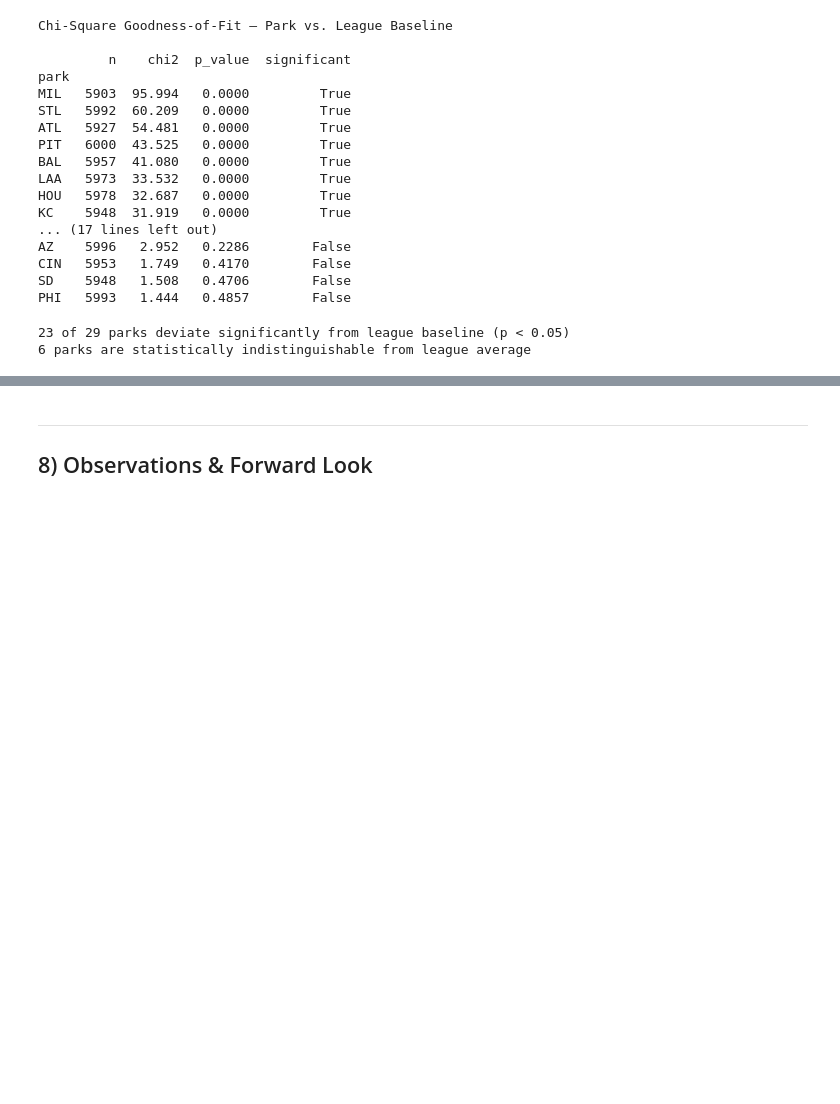
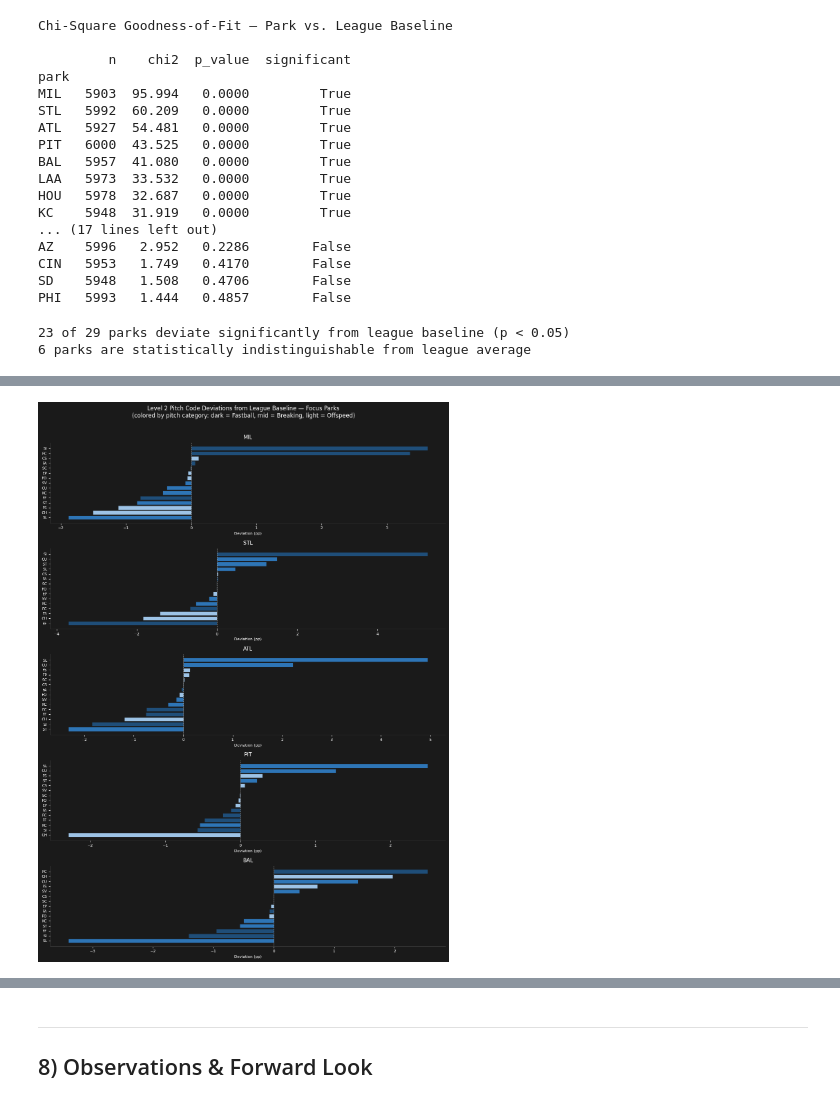
Before and after one commit to brycemgelarden/MLB_Ballpark_Factor_Analysis, a Jupyter notebook: notebooks/04_pitch_type_freq.ipynb, the cells around one changed output, grey strips where cells are left out. Saved outputs shown, nothing was run; the diff lists cells and outputs as text; code cells hidden in the pictures; blank space fills up the shorter version.

Commit message:
chisq_observations_and_level2

```diff
--- a/notebooks/04_pitch_type_freq.ipynb
+++ b/notebooks/04_pitch_type_freq.ipynb
@@ -354,0 +411,9 @@ ___
+# %%
+# need league-level pitch code proportions to compute deviations/comparisons
+
+league_code_props = (
+    df["pitch_type"].value_counts(normalize=True) * 100
+).rename("league_pct")
+
+print("League-Wide Pitch Code Baseline\n")
+print(league_code_props.round(2).to_string())
@@ -354,0 +439,6 @@ ___
+# %%
+# deviation from league baseline for each focus park
+code_deviations = pitch_code_props.subtract(league_code_props, axis=1).dropna(axis=1, how="all")
+
+print("Level 2 Deviations from League Baseline (percentage points)\n")
+print(code_deviations.round(2).to_string())
@@ -354,0 +455,32 @@ ___
+# %%
+fig, axes = plt.subplots(len(FOCUS_PARKS), 1, figsize=(12, 16), sharex=False)
+
+for ax, park in zip(axes, FOCUS_PARKS):
+    devs = code_deviations.loc[park].dropna().sort_values()
+    colors = [COLORS.get(pitch_category_map.get(pt, "Offspeed"), "#9DC3E6") for pt in devs.index]
+
+    ax.barh(
+        devs.index,
+        devs.values,
+        color=colors,
+        edgecolor="#1a1a1a",
+        linewidth=0.5,
+    )
+    ax.axvline(0, color="white", linewidth=0.8, linestyle="--", alpha=0.6)
+    ax.set_title(park, color="white", fontsize=11, pad=8)
+    ax.tick_params(colors="white", labelsize=8)
+    ax.set_facecolor("#1a1a1a")
+    ax.spines[["top", "right"]].set_visible(False)
+    ax.spines[["left", "bottom"]].set_color("#444444")
+    ax.set_xlabel("Deviation (pp)", color="white", fontsize=8)
+
+fig.patch.set_facecolor("#1a1a1a")
+fig.suptitle(
+    "Level 2 Pitch Code Deviations from League Baseline — Focus Parks\n(colored by pitch category: dark = Fastball, mid = Breaking, light = Offspeed)",
+    color="white", fontsize=12, y=1.01
+)
+
+plt.tight_layout()
+plt.show()
+# %% [output]
+[figure, added]
```
Also changed, not shown: parts of 8 cells of this notebook.
